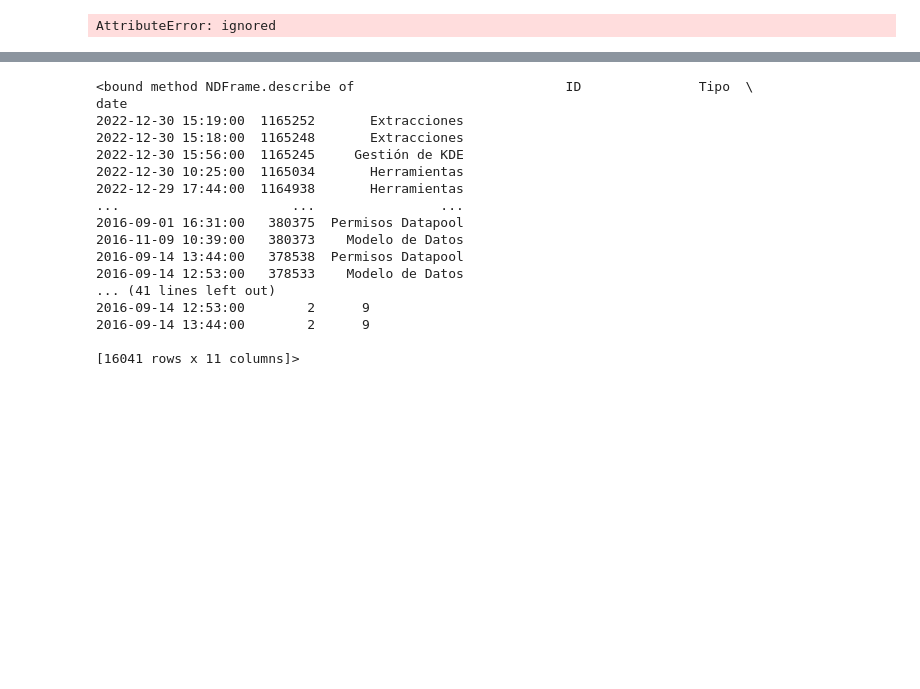
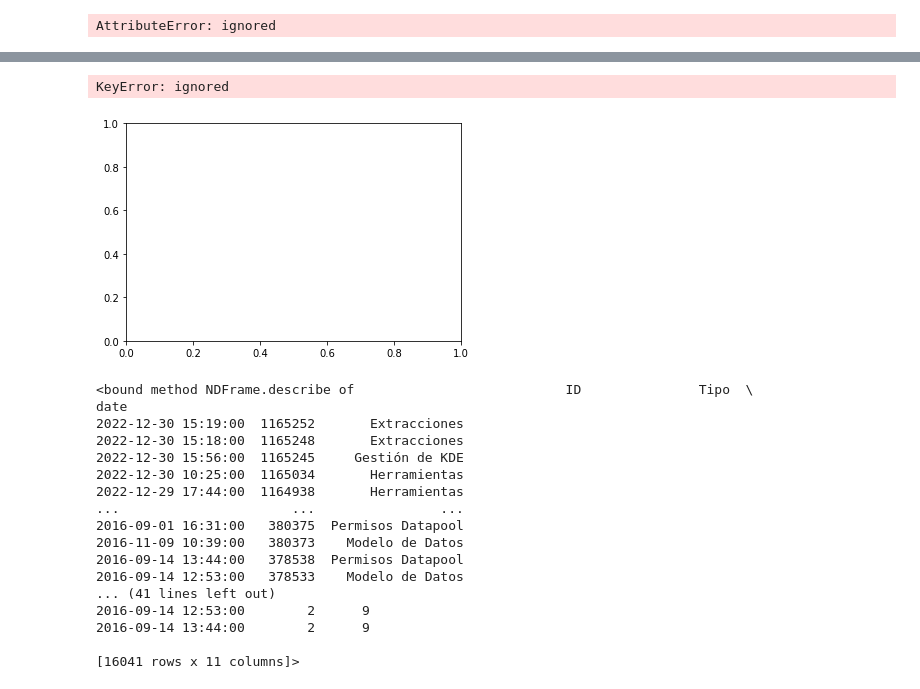
Before and after one commit to jvidorreta/TFG_SDG_JVID, a Jupyter notebook: TFG_SDG_JVID.ipynb, the cells around one changed output, grey strips where cells are left out. Cells and saved outputs as stored; diff of their text form; code cells hidden in the pictures; blank space fills up the shorter version.

```diff
--- a/TFG_SDG_JVID.ipynb
+++ b/TFG_SDG_JVID.ipynb
@@ -227,3 +239,14 @@ plt.show()
+# %%
+FM_counts.plot(x='Fecha_de_modficacion', y='count',kind = 'scatter')
+
+plt.xlabel('Año')
+plt.ylabel('Numero de peticiones')
+plt.title('Numero de peticiones respecto al año')
+
+plt.show()
+# %% [output]
+KeyError: ignored
+[figure, added]
 # %%
 df.describe
 # %% [output]
```
Also changed, not shown: parts of 8 cells of this notebook.
